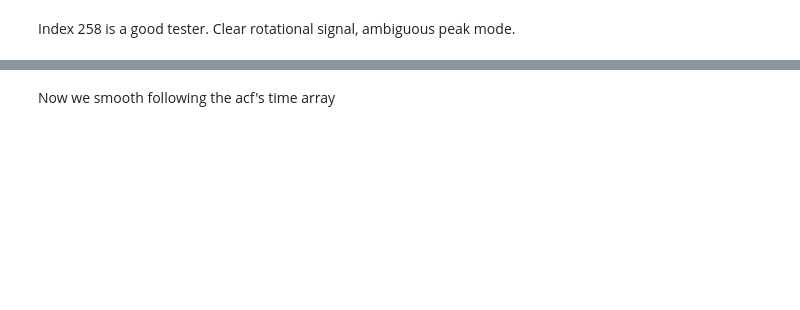
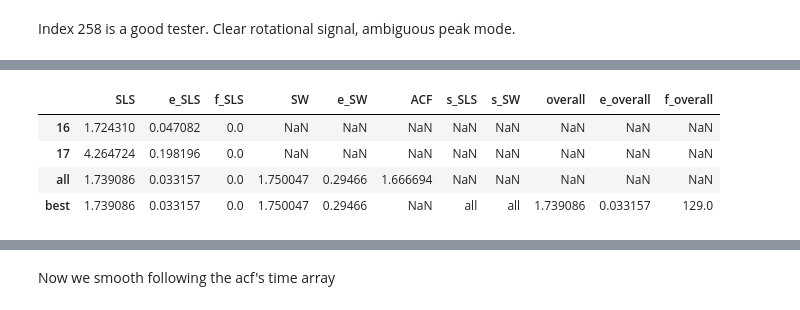
Before and after one commit to ojhall94/michael, a Jupyter notebook: Examples/Example.ipynb, the cells around one changed output, grey strips where cells are left out. Saved outputs shown, nothing was run; the diff lists cells and outputs as text; code cells hidden in the pictures; blank space fills up the shorter version.

```diff
--- a/Examples/Example.ipynb
+++ b/Examples/Example.ipynb
@@ -57,3 +62,11 @@ No other flags raised.
+# %%
+j.results
+# %% [output]
+|  | SLS | e_SLS | f_SLS | SW | e_SW | ACF | s_SLS | s_SW | overall | e_overall | f_overall |
+| 16 | 1.724310 | 0.047082 | 0.0 | NaN | NaN | NaN | NaN | NaN | NaN | NaN | NaN |
+| 17 | 4.264724 | 0.198196 | 0.0 | NaN | NaN | NaN | NaN | NaN | NaN | NaN | NaN |
+| all | 1.739086 | 0.033157 | 0.0 | 1.750047 | 0.29466 | 1.666694 | NaN | NaN | NaN | NaN | NaN |
+| best | 1.739086 | 0.033157 | 0.0 | 1.750047 | 0.29466 | NaN | all | all | 1.739086 | 0.033157 | 129.0 |
 # %%
 from scipy import interpolate
 import seaborn as sns
```
Also changed, not shown: parts of 3 cells of this notebook, 1 other file.
